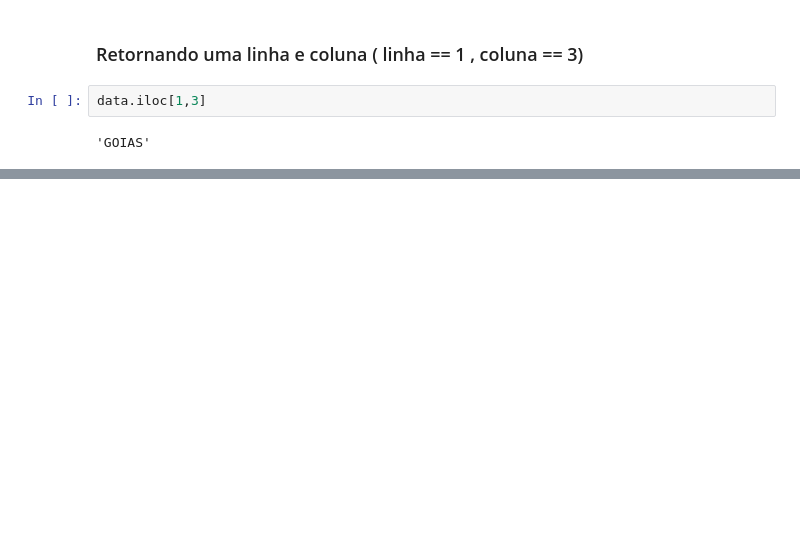
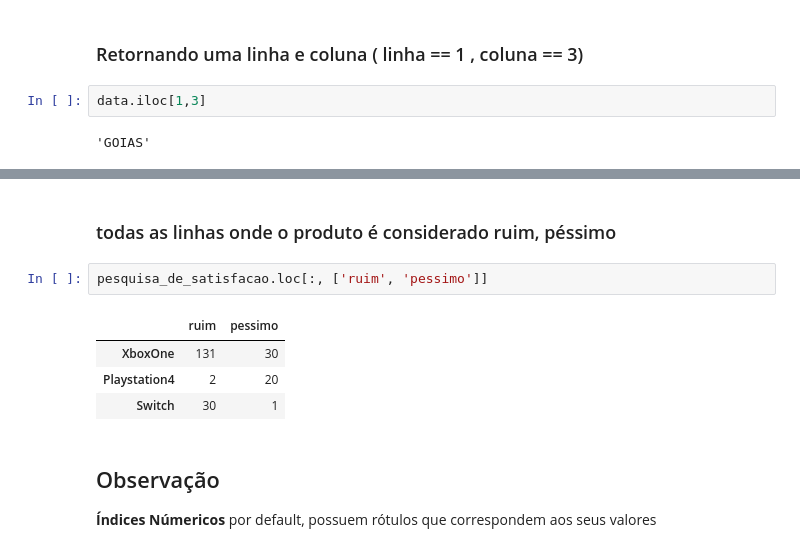
Before and after one commit to adalbertobrant/lipai, a Jupyter notebook: atividades/estudo-python/src/09-pandas/manipulacao_dados_pandas.ipynb, the cells around one changed output, grey strips where cells are left out. Drawn from its saved outputs; the diff is of its cells as text; blank space fills up the shorter version.

```diff
--- a/atividades/estudo-python/src/09-pandas/manipulacao_dados_pandas.ipynb
+++ b/atividades/estudo-python/src/09-pandas/manipulacao_dados_pandas.ipynb
@@ -621,0 +676,12 @@ data.iloc[1,3]
+# %% [markdown]
+### todas as linhas onde o produto é considerado ruim, péssimo
+# %%
+pesquisa_de_satisfacao.loc[:, ['ruim', 'pessimo']]
+# %% [output]
+|  | ruim | pessimo |
+| XboxOne | 131 | 30 |
+| Playstation4 | 2 | 20 |
+| Switch | 30 | 1 |
+# %% [markdown]
+## Observação
+**Índices Númericos** por default, possuem rótulos que correspondem aos seus valores
```
Also changed, not shown: parts of 22 cells of this notebook.
